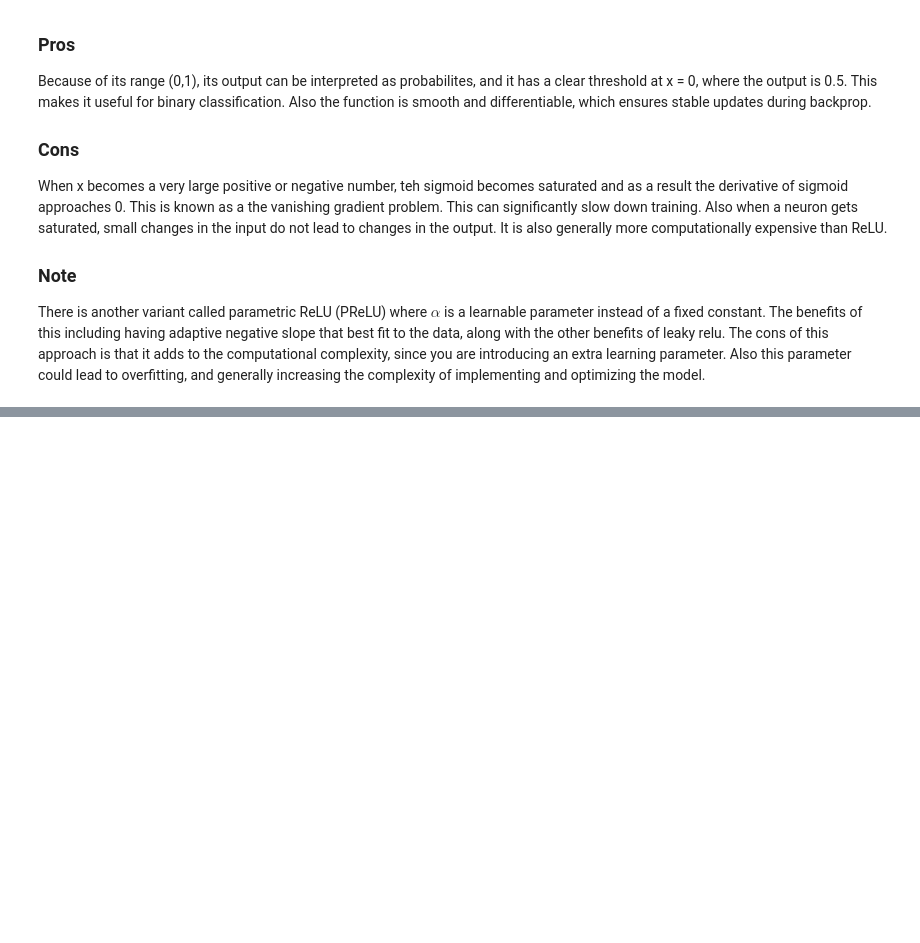
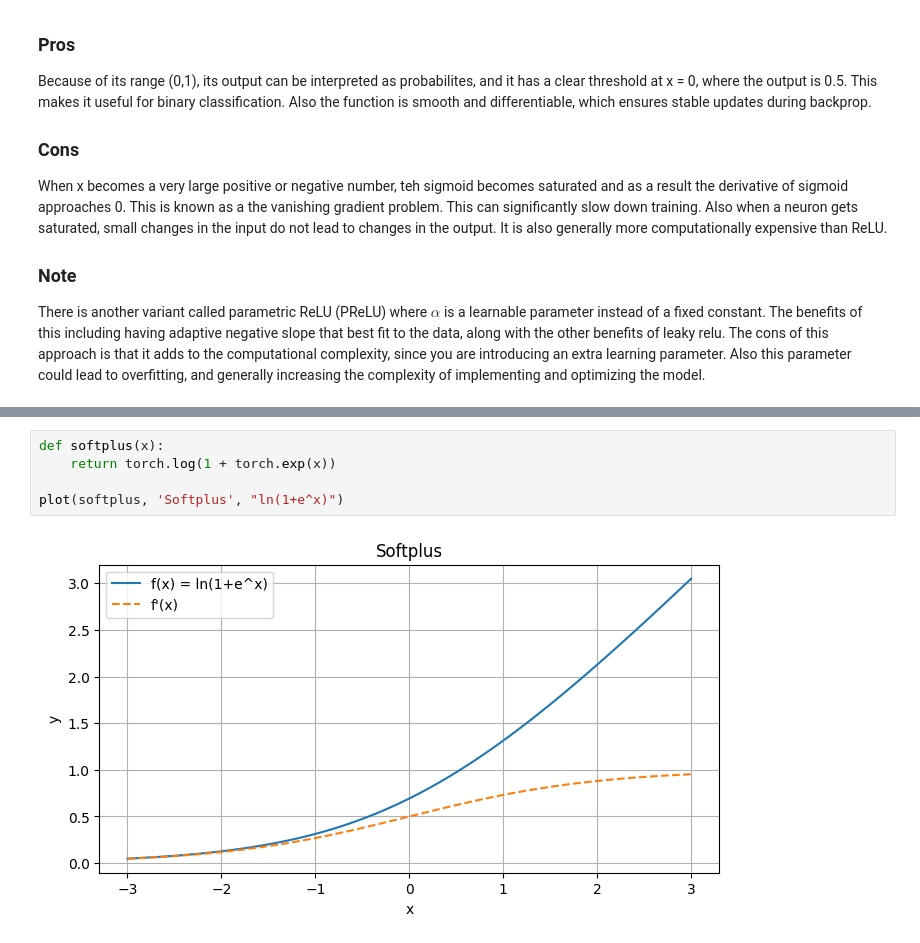
Before and after one commit to Jiminator/MLNotes, a Jupyter notebook: MLStudio/activation_functions.ipynb, the cells around one changed output, grey strips where cells are left out. Drawn from its saved outputs; the diff is of its cells as text; blank space fills up the shorter version.

```diff
--- a/MLStudio/activation_functions.ipynb
+++ b/MLStudio/activation_functions.ipynb
@@ -160,0 +208,7 @@ plot(sigmoid, 'Sigmoid', "max(ax, x)")
+# %%
+def softplus(x):
+    return torch.log(1 + torch.exp(x))
+
+plot(softplus, 'Softplus', "ln(1+e^x)")
+# %% [output]
+[figure, added]
```
Also changed, not shown: parts of 13 cells of this notebook.
